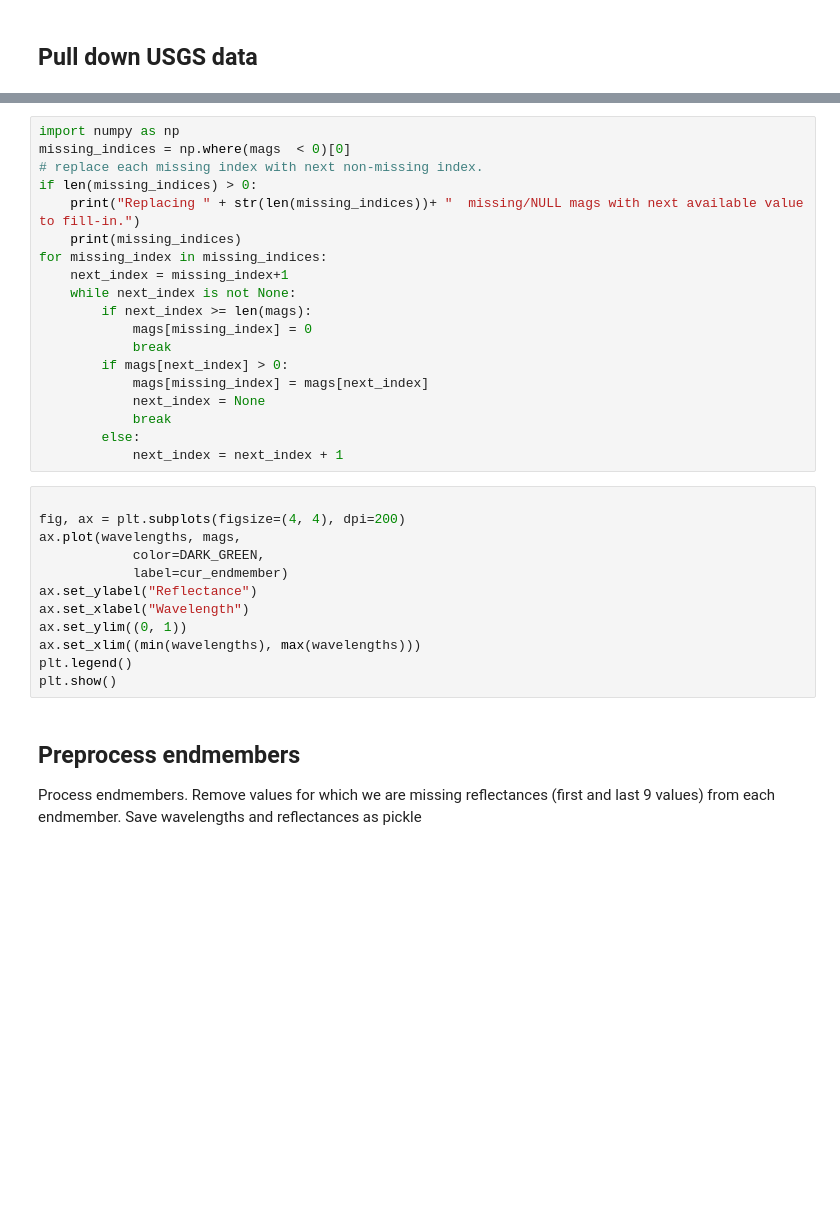
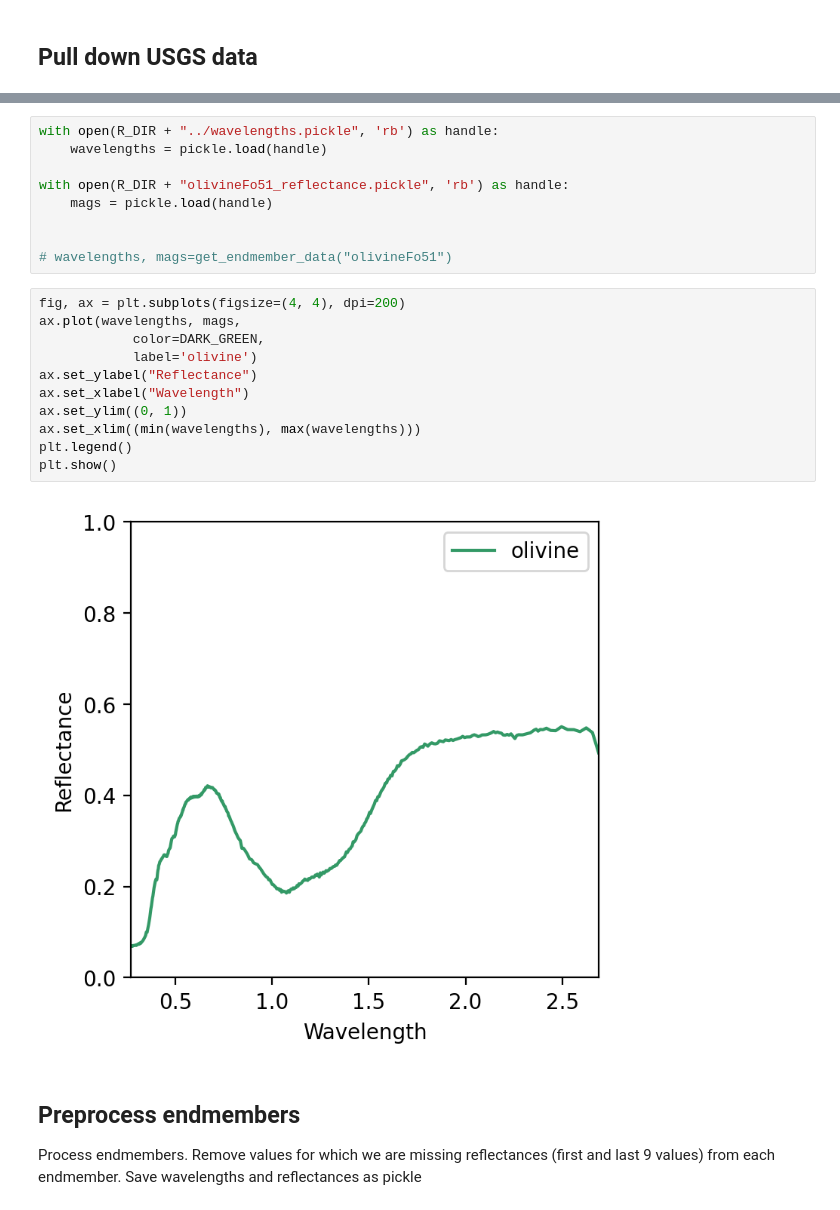
Before and after one commit to marinakiseleva/spectral_analysis, a Jupyter notebook: notebooks/Endmembers.ipynb, the cells around one changed output, grey strips where cells are left out. Cells and saved outputs as stored; diff of their text form; blank space fills up the shorter version.

```diff
--- a/notebooks/Endmembers.ipynb
+++ b/notebooks/Endmembers.ipynb
@@ -15,35 +36,26 @@ def get_endmember_data(cur_endmember):
     return wavelengths, mags
-# %%
-import numpy as np
-missing_indices = np.where(mags  < 0)[0]
-# replace each missing index with next non-missing index.
-if len(missing_indices) > 0:
-    print("Replacing " + str(len(missing_indices))+ "  missing/NULL mags with next available value to fill-in.")
-    print(missing_indices)
-for missing_index in missing_indices:
-    next_index = missing_index+1
-    while next_index is not None:
-        if next_index >= len(mags):
-            mags[missing_index] = 0
-            break
-        if mags[next_index] > 0:
-            mags[missing_index] = mags[next_index]
-            next_index = None
-            break
-        else:
-            next_index = next_index + 1
+# %%
+with open(R_DIR + "../wavelengths.pickle", 'rb') as handle:
+    wavelengths = pickle.load(handle)
+
+with open(R_DIR + "olivineFo51_reflectance.pickle", 'rb') as handle:
+    mags = pickle.load(handle)
+
+
+# wavelengths, mags=get_endmember_data("olivineFo51")
 # %%
-
 fig, ax = plt.subplots(figsize=(4, 4), dpi=200)
 ax.plot(wavelengths, mags,
             color=DARK_GREEN,
-            label=cur_endmember)
+            label='olivine')
 ax.set_ylabel("Reflectance")
 ax.set_xlabel("Wavelength")
 ax.set_ylim((0, 1))
 ax.set_xlim((min(wavelengths), max(wavelengths)))
 plt.legend()
 plt.show()
+# %% [output]
+[figure, added]
 # %% [markdown]
 ## Preprocess endmembers
 Process endmembers. Remove values for which we are missing reflectances (first and last 9 values) from each endmember. Save wavelengths and reflectances as pickle
```
Also changed, not shown: parts of 7 cells of this notebook, 4 other files.
